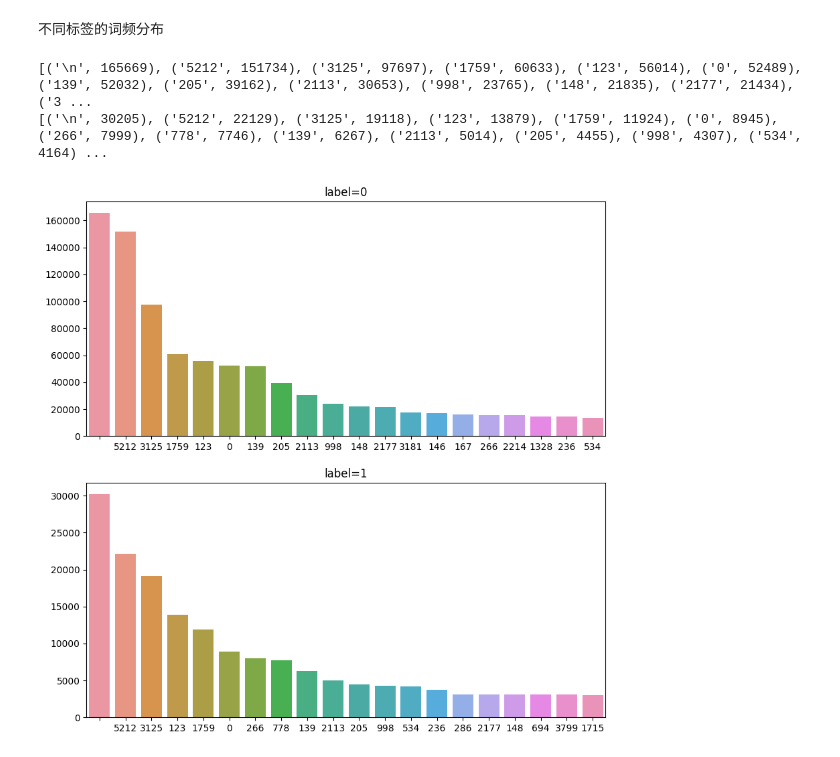
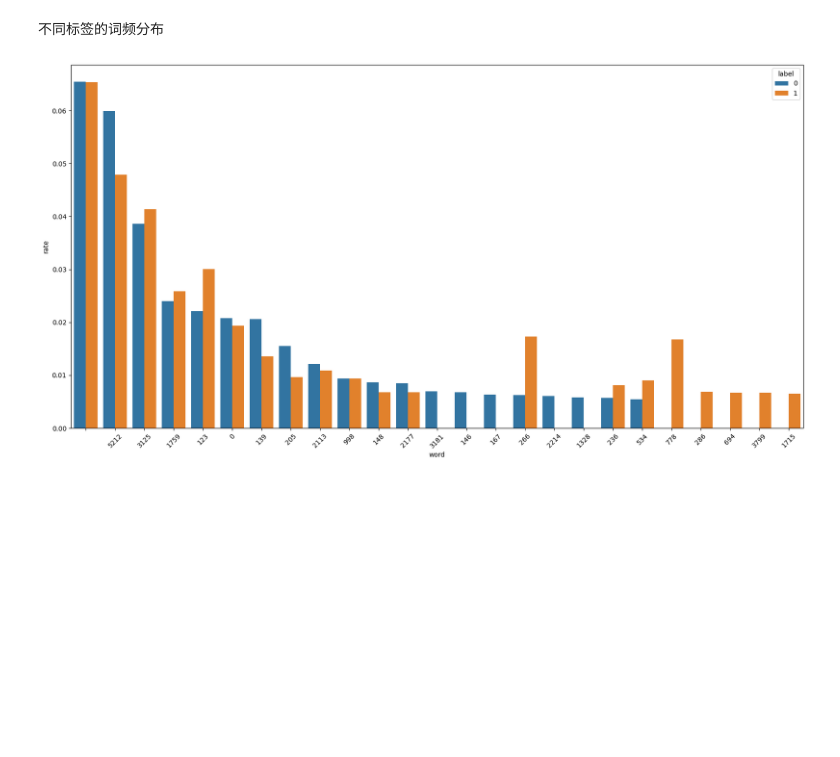
Before and after one commit to suzhc/gpt-detector, a Jupyter notebook: notebooks/2.TextVisualization.ipynb, the cells around one changed output. Drawn from its saved outputs; the diff is of its cells as text; code cells hidden in the pictures; blank space fills up the shorter version.

```diff
--- a/notebooks/2.TextVisualization.ipynb
+++ b/notebooks/2.TextVisualization.ipynb
@@ -53,11 +53,31 @@ plt.pie(size, labels=label, autopct='%1.1f%%', startangle=90)
 [figure]
 # %% [markdown]
 不同标签的词频分布
-# %%
-fig, (ax0, ax1) = plt.subplots(2, 1, figsize=(10, 10))
-word_count_plot(train_data[train_data['label'] == 0], ax0, 'label=0')
-word_count_plot(train_data[train_data['label'] == 1], ax1, 'label=1')
-# %% [output]
-[('\n', 165669), ('5212', 151734), ('3125', 97697), ('1759', 60633), ('123', 56014), ('0', 52489), ('139', 52032), ('205', 39162), ('2113', 30653), ('998', 23765), ('148', 21835), ('2177', 21434), ('3 ...
-[('\n', 30205), ('5212', 22129), ('3125', 19118), ('123', 13879), ('1759', 11924), ('0', 8945), ('266', 7999), ('778', 7746), ('139', 6267), ('2113', 5014), ('205', 4455), ('998', 4307), ('534', 4164) ...
-[figure, removed]
+# %%
+c = Counter()
+for content in train_data[train_data['label'] == 0]['content']:
+    c.update(content)
+total = sum(c.values())
+for k, v in c.items():
+    c[k] = v / total
+
+most_common_0 = pd.DataFrame(c.most_common(20), columns=['word', 'rate'])
+most_common_0['label'] = 0
+
+c.clear()
+for content in train_data[train_data['label'] == 1]['content']:
+    c.update(content)
+total = sum(c.values())
+for k, v in c.items():
+    c[k] = v / total
+most_common_1 = pd.DataFrame(c.most_common(20), columns=['word', 'rate'])
+most_common_1['label'] = 1
+
+df_plot = pd.concat([most_common_0, most_common_1], axis=0)
+
+sns.barplot(x='word', y='rate', hue='label', data=df_plot)
+plt.xticks(rotation=45)
+# set 20 x 10
+plt.rcParams['figure.figsize'] = (30, 10)
+# %% [output]
+[figure, added]
```
Also changed, not shown: parts of 4 cells of this notebook.
